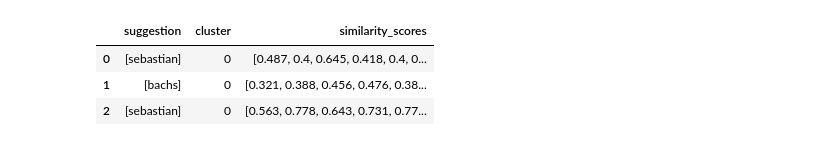
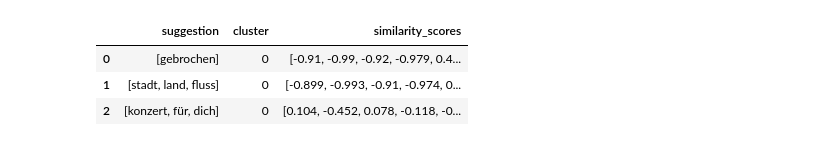
Before and after one commit to matteomeier/topics-tweets-querysuggestions-btw17, a Jupyter notebook: notebooks/btw17_compare_topics_suggestions.ipynb, the cells around one changed output. Saved outputs shown, nothing was run; the diff lists cells and outputs as text; code cells hidden in the pictures.

```diff
--- a/notebooks/btw17_compare_topics_suggestions.ipynb
+++ b/notebooks/btw17_compare_topics_suggestions.ipynb
@@ -30,13 +31,17 @@ topics_df.head(3)
 # %%
 hashtag_vectors = vectorize_hashtags(topics_df)
+# %%
+# tsne transformation to 2d
+tsne = TSNE(n_components=2, random_state=1410)
+X_tsne = tsne.fit_transform(hashtag_vectors)
 # %%
-similarity_df = compare_vectors(hashtag_vectors, cluster_df)
+similarity_df = compare_vectors(X_tsne, cluster_df)
 similarity_df.head(3)
 # %% [output]
 |  | suggestion | cluster | similarity_scores |
-| 0 | [sebastian] | 0 | [0.487, 0.4, 0.645, 0.418, 0.4, 0... |
-| 1 | [bachs] | 0 | [0.321, 0.388, 0.456, 0.476, 0.38... |
-| 2 | [sebastian] | 0 | [0.563, 0.778, 0.643, 0.731, 0.77... |
+| 0 | [gebrochen] | 0 | [-0.91, -0.99, -0.92, -0.979, 0.4... |
+| 1 | [stadt, land, fluss] | 0 | [-0.899, -0.993, -0.91, -0.974, 0... |
+| 2 | [konzert, für, dich] | 0 | [0.104, -0.452, 0.078, -0.118, -0... |
 # %%
 # save df to json
 similarity_df.to_json('../../data/BTW17_Suggestions/suggestions/vector_similarity.json')
```
Also changed, not shown: parts of 3 cells of this notebook, 15 other files.
